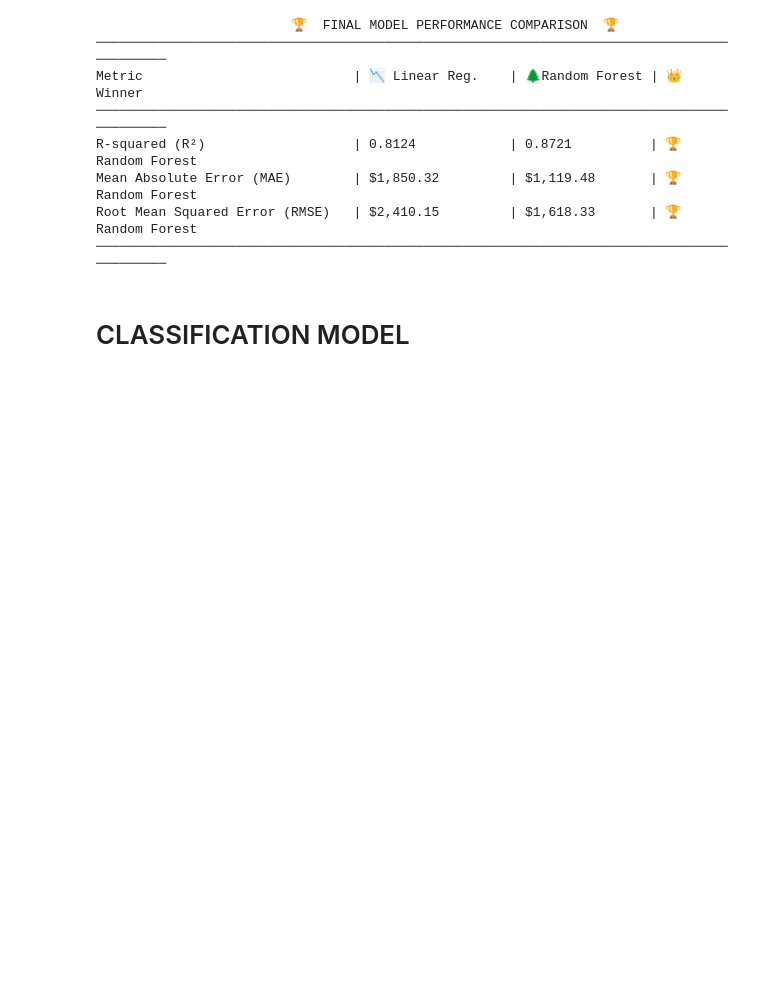
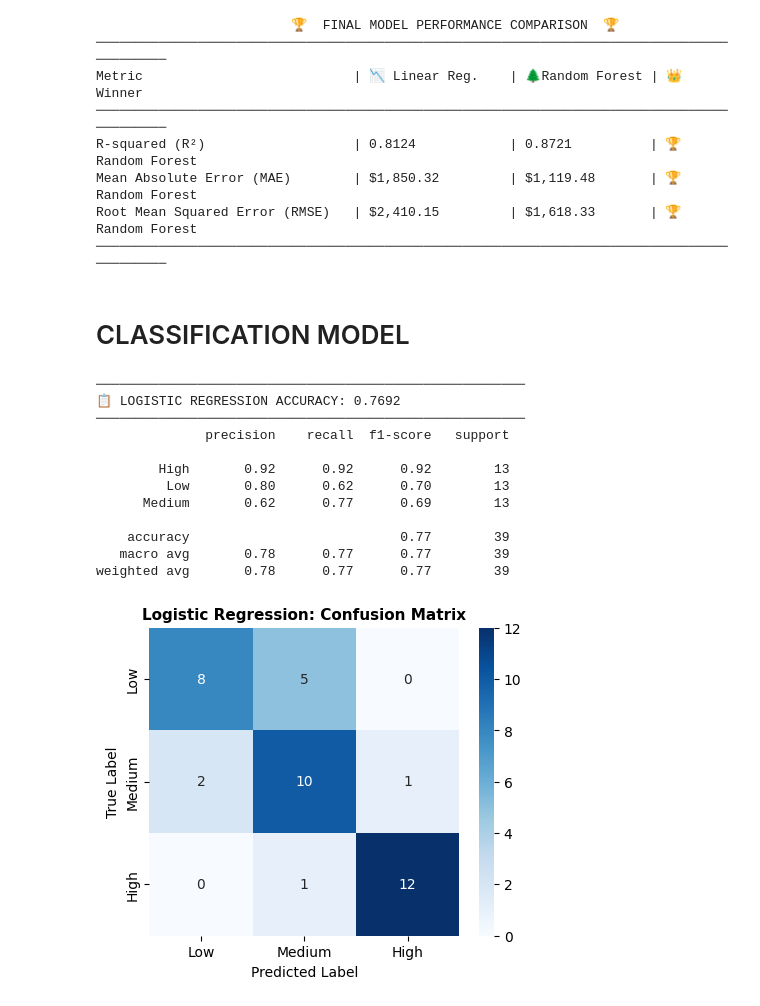
Before and after one commit to stacykeago/Airflow., a Jupyter notebook: FDA_assignment.ipynb, the cells around one changed output. Cells and saved outputs as stored; diff of their text form; code cells hidden in the pictures; blank space fills up the shorter version.

```diff
--- a/FDA_assignment.ipynb
+++ b/FDA_assignment.ipynb
@@ -794,3 +782,64 @@ Root Mean Squared Error (RMSE)   | $2,410.15         | $1,618.33       | 🏆 Ra
 ──────────────────────────────────────────────────────────────────────────────────────────
 # %% [markdown]
 # CLASSIFICATION MODEL
+# %%
+# 1. Create your classification target
+y_classified = pd.qcut(auto["price"], q=3, labels=["Low", "Medium", "High"])
+
+# 2. Isolate features and drop the target variable
+X_raw = auto.drop(columns=["price"])
+
+# 3. ENCODE IT HERE: Convert text columns like 'toyota' into numeric columns
+X_encoded = pd.get_dummies(X_raw, drop_first=True)
+
+# 4. Split the newly encoded data cleanly
+X_train, X_test, y_train_cls, y_test_cls = train_test_split(X_encoded, y_classified, test_size=0.2, random_state=42, stratify=y_classified)
+
+# 5. Scale your features (This will now work perfectly)
+scaler = StandardScaler()
+X_train_scaled = scaler.fit_transform(X_train)
+X_test_scaled = scaler.transform(X_test)
+# %%
+from sklearn.linear_model import LogisticRegression
+from sklearn.metrics import accuracy_score, classification_report, confusion_matrix
+import matplotlib.pyplot as plt
+import seaborn as sns
+
+# 1. Train the Classifier
+log_reg = LogisticRegression(max_iter=1000, random_state=42)
+log_reg.fit(X_train_scaled, y_train_cls)
+
+# 2. Predict categories on the test set
+y_pred_cls = log_reg.predict(X_test_scaled)
+
+# 3. Print Accuracy metrics
+accuracy = accuracy_score(y_test_cls, y_pred_cls)
+print("─" * 55)
+print(f"📋 LOGISTIC REGRESSION ACCURACY: {accuracy:.4f}")
+print("─" * 55)
+print(classification_report(y_test_cls, y_pred_cls))
+
+# 4. Generate and Plot the Confusion Matrix
+labels = ["Low", "Medium", "High"]
+cm = confusion_matrix(y_test_cls, y_pred_cls, labels=labels)
+
+plt.figure(figsize=(5, 4))
+sns.heatmap(cm, annot=True, fmt="d", cmap="Blues", xticklabels=labels, yticklabels=labels)
+plt.title("Logistic Regression: Confusion Matrix", fontsize=11, fontweight="bold")
+plt.xlabel("Predicted Label")
+plt.ylabel("True Label")
+plt.show()
+# %% [output]
+───────────────────────────────────────────────────────
+📋 LOGISTIC REGRESSION ACCURACY: 0.7692
+───────────────────────────────────────────────────────
+              precision    recall  f1-score   support
+
+        High       0.92      0.92      0.92        13
+         Low       0.80      0.62      0.70        13
+      Medium       0.62      0.77      0.69        13
+
+    accuracy                           0.77        39
+   macro avg       0.78      0.77      0.77        39
+weighted avg       0.78      0.77      0.77        39
+[figure, added]
```
Also changed, not shown: parts of 20 cells of this notebook.
